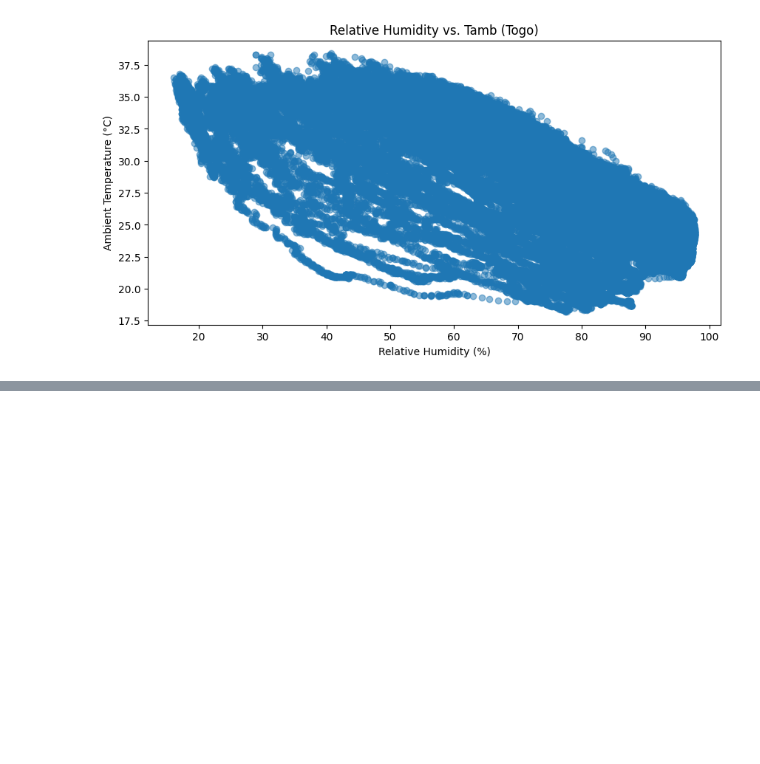
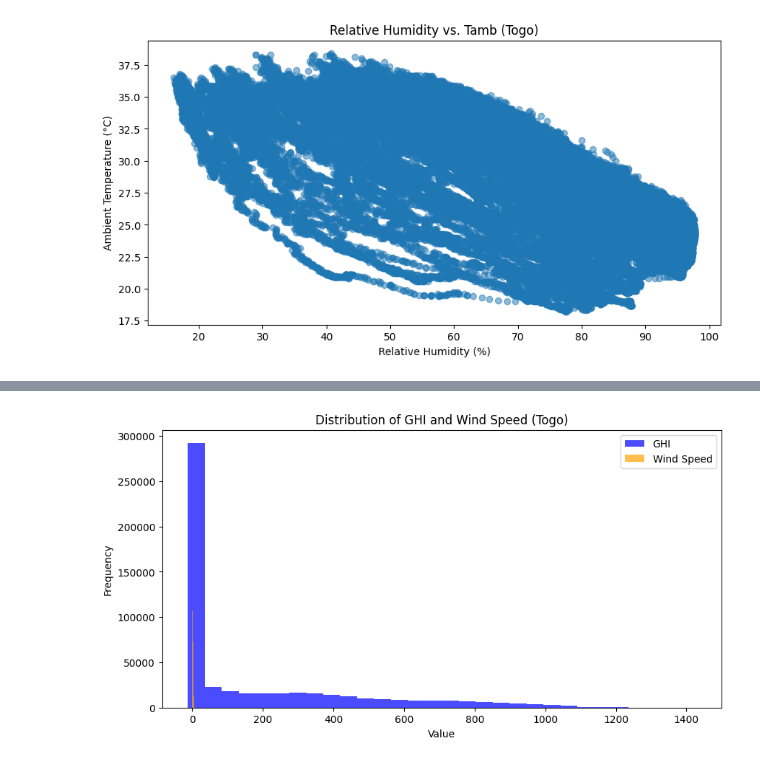
Before and after one commit to FasikaBelayneh/solar-challenge-week1, a Jupyter notebook: notebooks/togo_eda.ipynb, the cells around one changed output, grey strips where cells are left out. Drawn from its saved outputs; the diff is of its cells as text; code cells hidden in the pictures; blank space fills up the shorter version.

```diff
--- a/notebooks/togo_eda.ipynb
+++ b/notebooks/togo_eda.ipynb
@@ -166,0 +176,12 @@ plt.show()
+# %%
+# Histograms
+plt.figure(figsize=(10, 5))
+plt.hist(df['GHI'], bins=30, alpha=0.7, label='GHI', color='blue')
+plt.hist(df['WS'], bins=30, alpha=0.7, label='Wind Speed', color='orange')
+plt.legend()
+plt.title('Distribution of GHI and Wind Speed (Togo)')
+plt.xlabel('Value')
+plt.ylabel('Frequency')
+plt.show()
+# %% [output]
+[figure, added]
```
Also changed, not shown: parts of 1 cell of this notebook.
